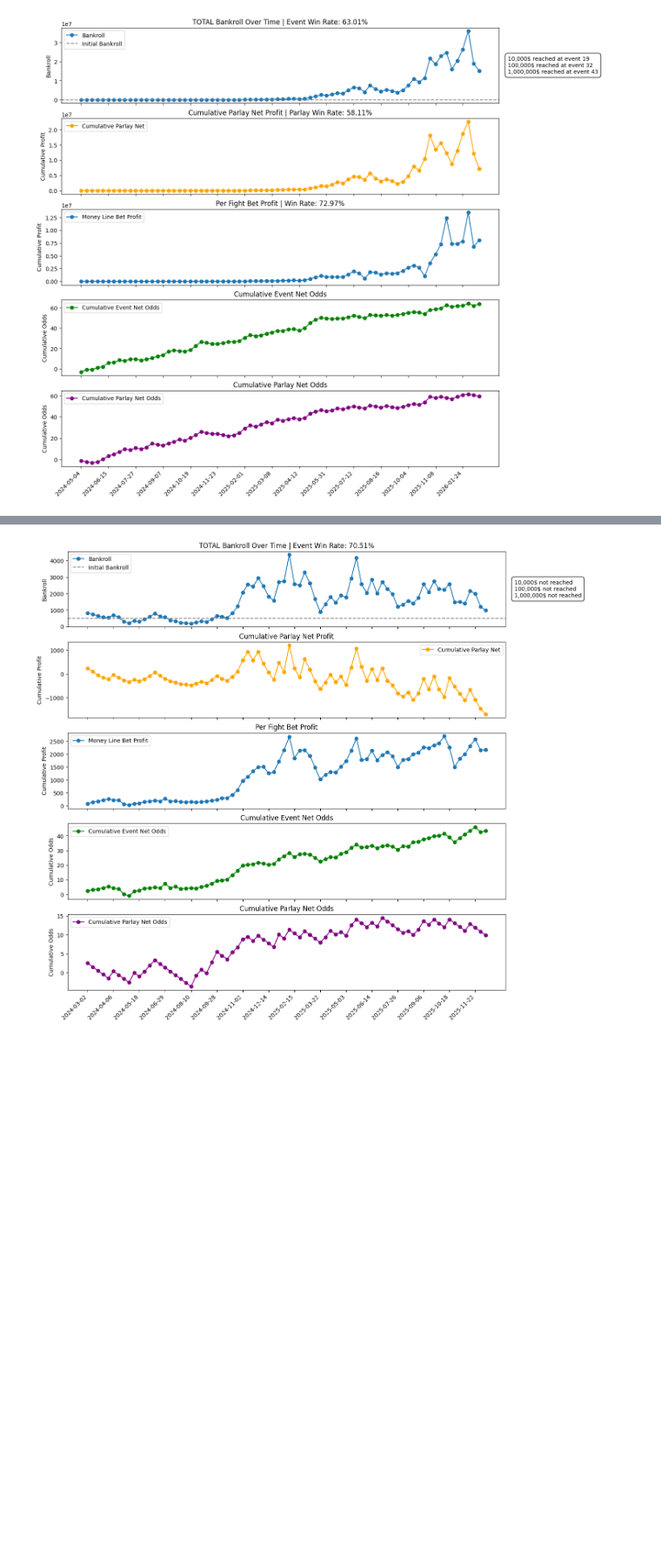
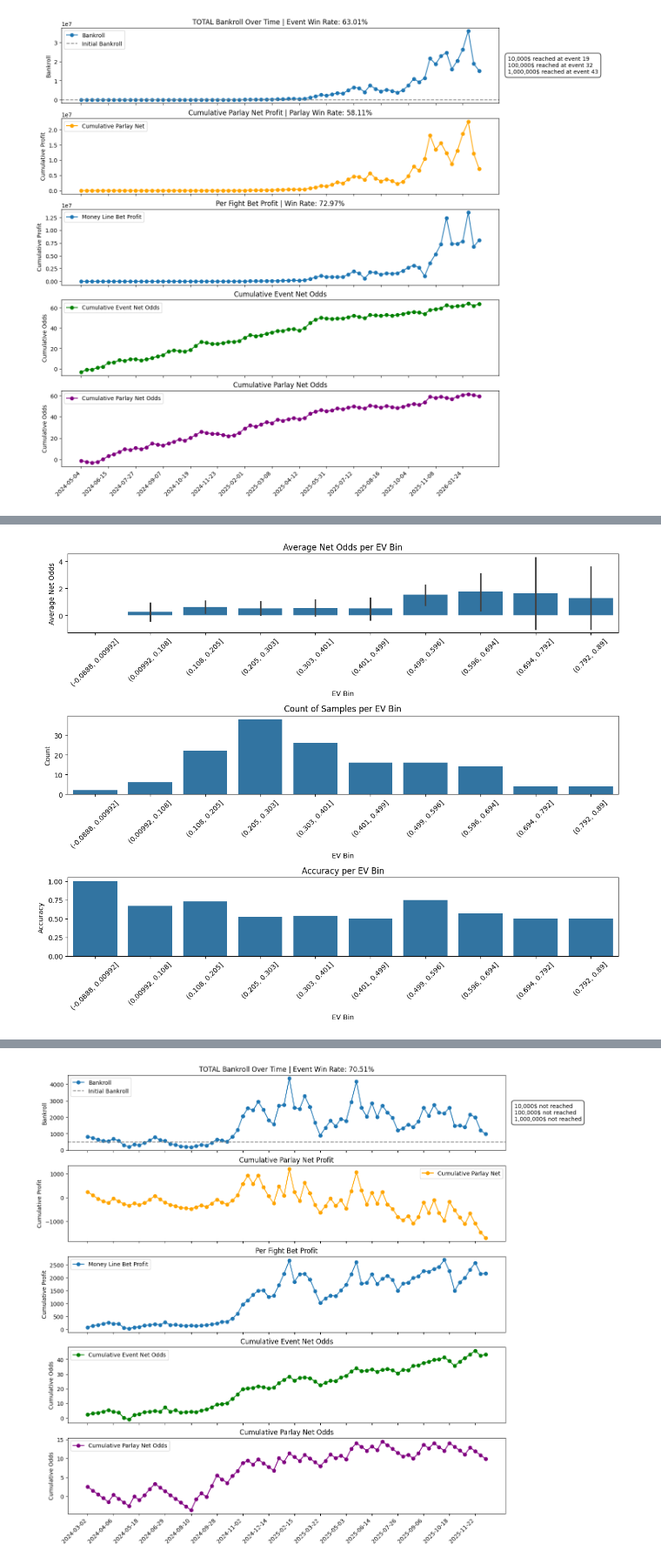
Before and after one commit to jcmarkowicz/sports_betting, a Jupyter notebook: BettingStrategy/KellyStrategy/betting_backtest/kelly_sim.ipynb, the cells around one changed output, grey strips where cells are left out. Shown at 87% size. Cells and saved outputs as stored; diff of their text form; code cells hidden in the pictures; blank space fills up the shorter version.

```diff
--- a/BettingStrategy/KellyStrategy/betting_backtest/kelly_sim.ipynb
+++ b/BettingStrategy/KellyStrategy/betting_backtest/kelly_sim.ipynb
@@ -50,0 +60,50 @@ df_parlay.to_csv(r'C:\Users\jcmar\my_files\SportsBetting\streamlit\data\parlay_o
+# %%
+df_parlay['ev_bin'] = pd.cut(df_parlay['parlay_ev'], bins=10)
+
+# Create subplot
+fig, axes = plt.subplots(3, 1, figsize=(12,10))
+
+# ---- 1. Barplot of average parlay_net_odds per bin with CI ----
+sns.barplot(
+    data=df_parlay,
+    x='ev_bin',
+    y='parlay_net_odds',
+    estimator='mean',
+    errorbar=('ci', 95),
+    ax=axes[0]
+)
+axes[0].set_title("Average Net Odds per EV Bin")
+axes[0].set_xlabel("EV Bin")
+axes[0].set_ylabel("Average Net Odds")
+axes[0].tick_params(axis='x', rotation=45)
+
+# ---- 2. Barplot of counts per EV bin ----
+sns.countplot(
+    data=df_parlay,
+    x='ev_bin',
+    ax=axes[1]
+)
+axes[1].set_title("Count of Samples per EV Bin")
+axes[1].set_xlabel("EV Bin")
+axes[1].set_ylabel("Count")
+axes[1].tick_params(axis='x', rotation=45)
+
+# Define accuracy: proportion of rows where parlay_net_odds != -1
+accuracy_per_bin = df_parlay.groupby('ev_bin')['parlay_net_odds'].apply(lambda x: (x != -1).sum() / len(x)).reset_index()
+accuracy_per_bin.rename(columns={'parlay_net_odds': 'accuracy'}, inplace=True)
+
+sns.barplot(
+    data=accuracy_per_bin,
+    x='ev_bin',
+    y='accuracy',
+    ax=axes[2]
+)
+axes[2].set_title("Accuracy per EV Bin")
+axes[2].set_xlabel("EV Bin")
+axes[2].set_ylabel("Accuracy")
+axes[2].tick_params(axis='x', rotation=45)
+
+plt.tight_layout()
+plt.show()
+# %% [output]
+[figure, added]
```
Also changed, not shown: parts of 2 cells of this notebook, 7 other files.
